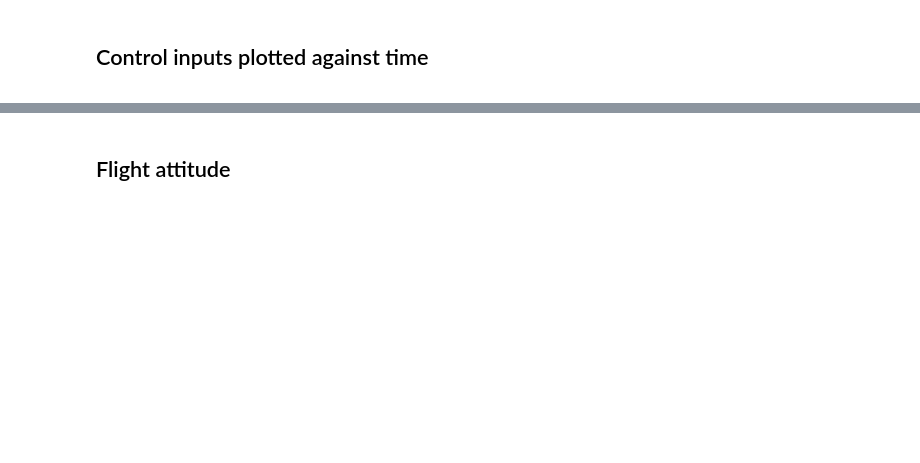
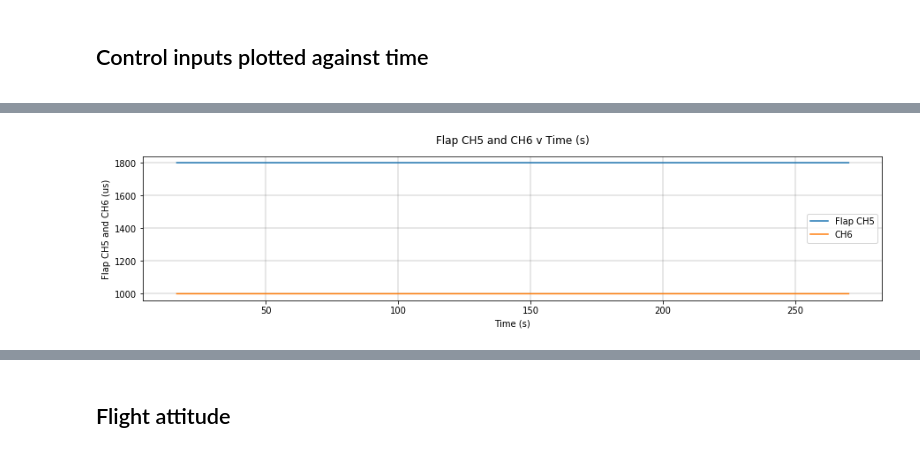
Before and after one commit to AdrianWeishaeupl/AutoFLpy, a Jupyter notebook: autoflpy/user_files/flight_logs_generated/Generated_flight_log_20190110_1.ipynb, the cells around one changed output, grey strips where cells are left out. Drawn from its saved outputs; the diff is of its cells as text; code cells hidden in the pictures; blank space fills up the shorter version.

```diff
--- a/autoflpy/user_files/flight_logs_generated/Generated_flight_log_20190110_1.ipynb
+++ b/autoflpy/user_files/flight_logs_generated/Generated_flight_log_20190110_1.ipynb
@@ -155,7 +198,9 @@ multiaxis_graph_plotter([["y", "current", "bat"], ["x", "time", "bat"]], [["y",
 # %%
 x_limits=["x_min", "x_max"]
 y_limits=["y_min", "y_max"]
-graph_plotter([["x", "time", "rcin"], ["y", "flap ch5", "rcin"], ["y", "subdeploy ch6", "rcin"]], values_list, x_limits, y_limits)
+graph_plotter([["x", "time", "rcin"], ["y", "flap ch5", "rcin"], ["y", "ch6", "rcin"]], values_list, x_limits, y_limits)
+# %% [output]
+[figure, added]
 # %%
 x_limits=["x_min", "x_max"]
 y_limits=["y_min", "y_max"]
```
Also changed, not shown: parts of 37 cells of this notebook, 3 other files.
